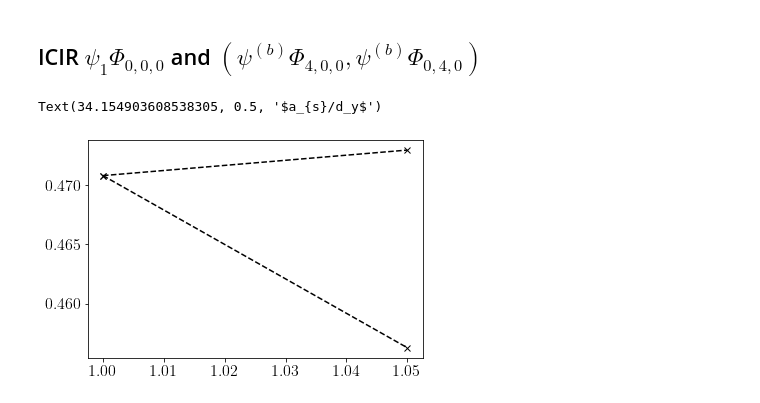
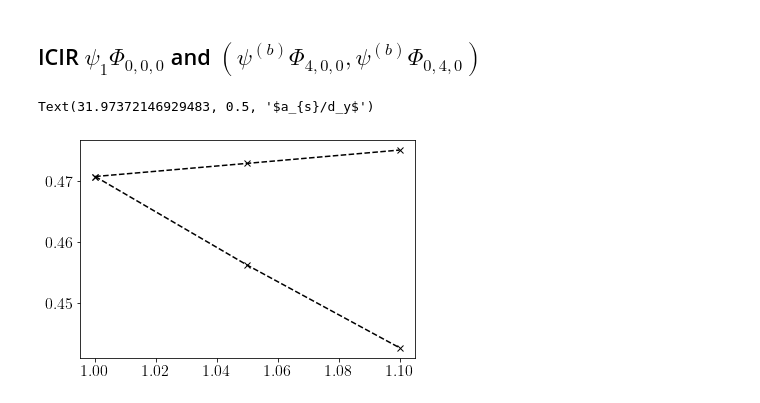
Before and after one commit to TsspGit/Ultracold_Atoms_src, a Jupyter notebook: Analysis/q1D/ICIR_LiLi_q1d.ipynb, the cells around one changed output. Drawn from its saved outputs; the diff is of its cells as text; code cells hidden in the pictures.

```diff
--- a/Analysis/q1D/ICIR_LiLi_q1d.ipynb
+++ b/Analysis/q1D/ICIR_LiLi_q1d.ipynb
@@ -194,13 +194,13 @@ fig.savefig('Results/Figures/ICIR_q1D_Theory_band_coupling_final.png', dpi=200,
 ## ICIR $\psi_1 \Phi_{0,0,0}$ and $(\psi^{(b)} \Phi_{4,0,0}, \psi^{(b)} \Phi_{0,4,0})$
 # %%
 wxwy = [1, 1.05, 1.1, 1.15, 1.20, 1.25]
-asc_040 = [0.470803168966472, 0.4729586347191949]
-asc_400 = [0.470803168966472, 0.4562712087347454]
+asc_040 = [0.470803168966472, 0.4729586347191949, 0.4751357344614706]
+asc_400 = [0.470803168966472, 0.4562712087347454, 0.44274183710072923]
 # %%
-plt.plot(wxwy[:2], asc_040, 'k--x')
-plt.plot(wxwy[:2], asc_400, 'k--x')
+plt.plot(wxwy[:3], asc_040, 'k--x')
+plt.plot(wxwy[:3], asc_400, 'k--x')
 ax.set_xlabel('$\omega_x/\omega_y$')
 ax.set_ylabel('$a_{s}/d_y$')
 # %% [output]
-Text(34.154903608538305, 0.5, '$a_{s}/d_y$')
+Text(31.97372146929483, 0.5, '$a_{s}/d_y$')
-[figure, old version]
+[figure, new version]
```
Also changed, not shown: parts of 4 cells of this notebook, 1 other file.
